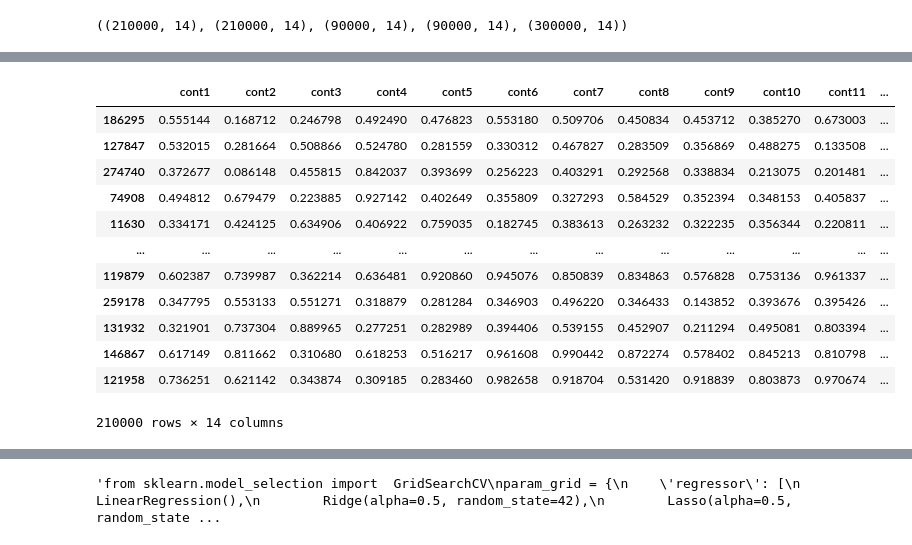
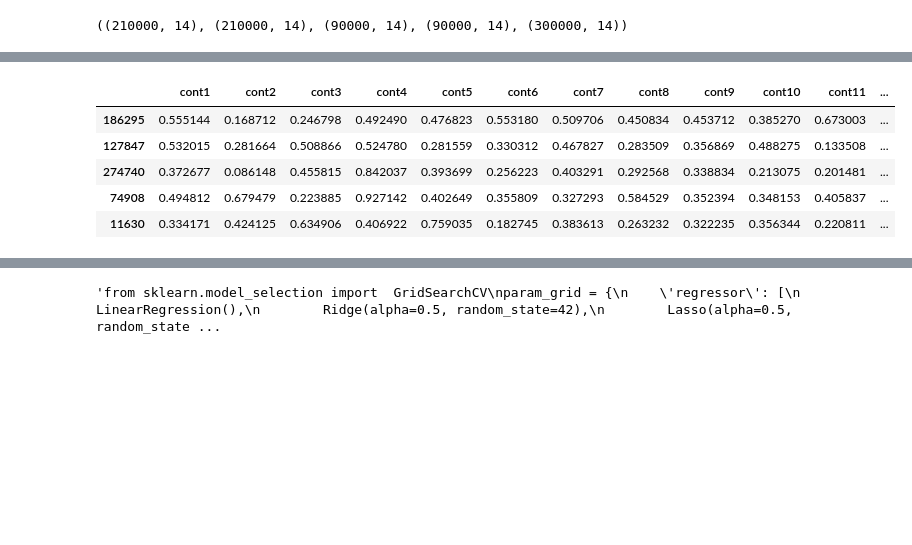
Before and after one commit to dango80/My-approach-to-a-Regression-problem, a Jupyter notebook: my-approach-to-a-tabular-regression-problem.ipynb, the cells around one changed output, grey strips where cells are left out. Saved outputs shown, nothing was run; the diff lists cells and outputs as text; code cells hidden in the pictures; blank space fills up the shorter version.

```diff
--- a/my-approach-to-a-tabular-regression-problem.ipynb
+++ b/my-approach-to-a-tabular-regression-problem.ipynb
@@ -317,7 +343,7 @@ train.corr()[15:16].T
 # %%
 from sklearn.model_selection import train_test_split,KFold,cross_val_score
 
-X=train.drop(["id","target"],axis=1)
+X=train.drop(["id"],axis=1)
 y=train.target
 # %% [markdown]
 I can drop the variable id that is not particularly significant in this case
@@ -363,0 +401,3 @@ Splitting the dataset for the validation
+# %%
+X=X.drop("target",axis=1)
+X
@@ -519,7 +597,7 @@ output
 from sklearn.pipeline import make_pipeline
 from sklearn.preprocessing import RobustScaler,MinMaxScaler,StandardScaler
 # %%
-rs = MinMaxScaler()
+rs = RobustScaler()
 rs.fit(X_train)
 X_train_rs = pd.DataFrame(rs.transform(X_train), columns=X_train.columns, index=X_train.index)
 X_val_rs = pd.DataFrame(rs.transform(X_val), columns=X_val.columns, index=X_val.index)
@@ -547,17 +618,10 @@ X_train_rs
 # %%
-X_train
+X_train.head()
 # %% [output]
 |  | cont1 | cont2 | cont3 | cont4 | cont5 | cont6 | cont7 | cont8 | cont9 | cont10 | cont11 | ... |
 | 186295 | 0.555144 | 0.168712 | 0.246798 | 0.492490 | 0.476823 | 0.553180 | 0.509706 | 0.450834 | 0.453712 | 0.385270 | 0.673003 | ... |
 | 127847 | 0.532015 | 0.281664 | 0.508866 | 0.524780 | 0.281559 | 0.330312 | 0.467827 | 0.283509 | 0.356869 | 0.488275 | 0.133508 | ... |
 | 274740 | 0.372677 | 0.086148 | 0.455815 | 0.842037 | 0.393699 | 0.256223 | 0.403291 | 0.292568 | 0.338834 | 0.213075 | 0.201481 | ... |
 | 74908 | 0.494812 | 0.679479 | 0.223885 | 0.927142 | 0.402649 | 0.355809 | 0.327293 | 0.584529 | 0.352394 | 0.348153 | 0.405837 | ... |
 | 11630 | 0.334171 | 0.424125 | 0.634906 | 0.406922 | 0.759035 | 0.182745 | 0.383613 | 0.263232 | 0.322235 | 0.356344 | 0.220811 | ... |
-| ... | ... | ... | ... | ... | ... | ... | ... | ... | ... | ... | ... | ... |
-| 119879 | 0.602387 | 0.739987 | 0.362214 | 0.636481 | 0.920860 | 0.945076 | 0.850839 | 0.834863 | 0.576828 | 0.753136 | 0.961337 | ... |
-| 259178 | 0.347795 | 0.553133 | 0.551271 | 0.318879 | 0.281284 | 0.346903 | 0.496220 | 0.346433 | 0.143852 | 0.393676 | 0.395426 | ... |
-| 131932 | 0.321901 | 0.737304 | 0.889965 | 0.277251 | 0.282989 | 0.394406 | 0.539155 | 0.452907 | 0.211294 | 0.495081 | 0.803394 | ... |
-| 146867 | 0.617149 | 0.811662 | 0.310680 | 0.618253 | 0.516217 | 0.961608 | 0.990442 | 0.872274 | 0.578402 | 0.845213 | 0.810798 | ... |
-| 121958 | 0.736251 | 0.621142 | 0.343874 | 0.309185 | 0.283460 | 0.982658 | 0.918704 | 0.531420 | 0.918839 | 0.803873 | 0.970674 | ... |
-210000 rows × 14 columns
 # %%
```
Also changed, not shown: parts of 47 cells of this notebook.
